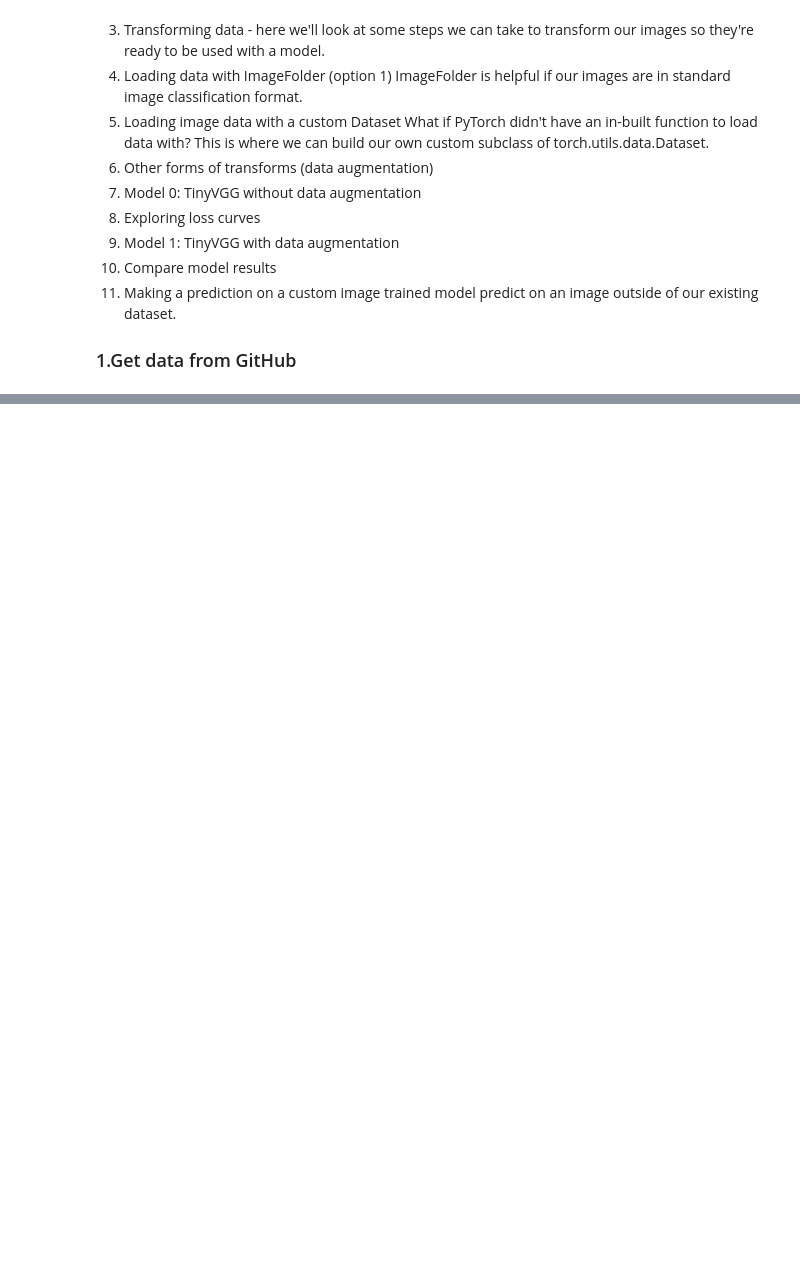
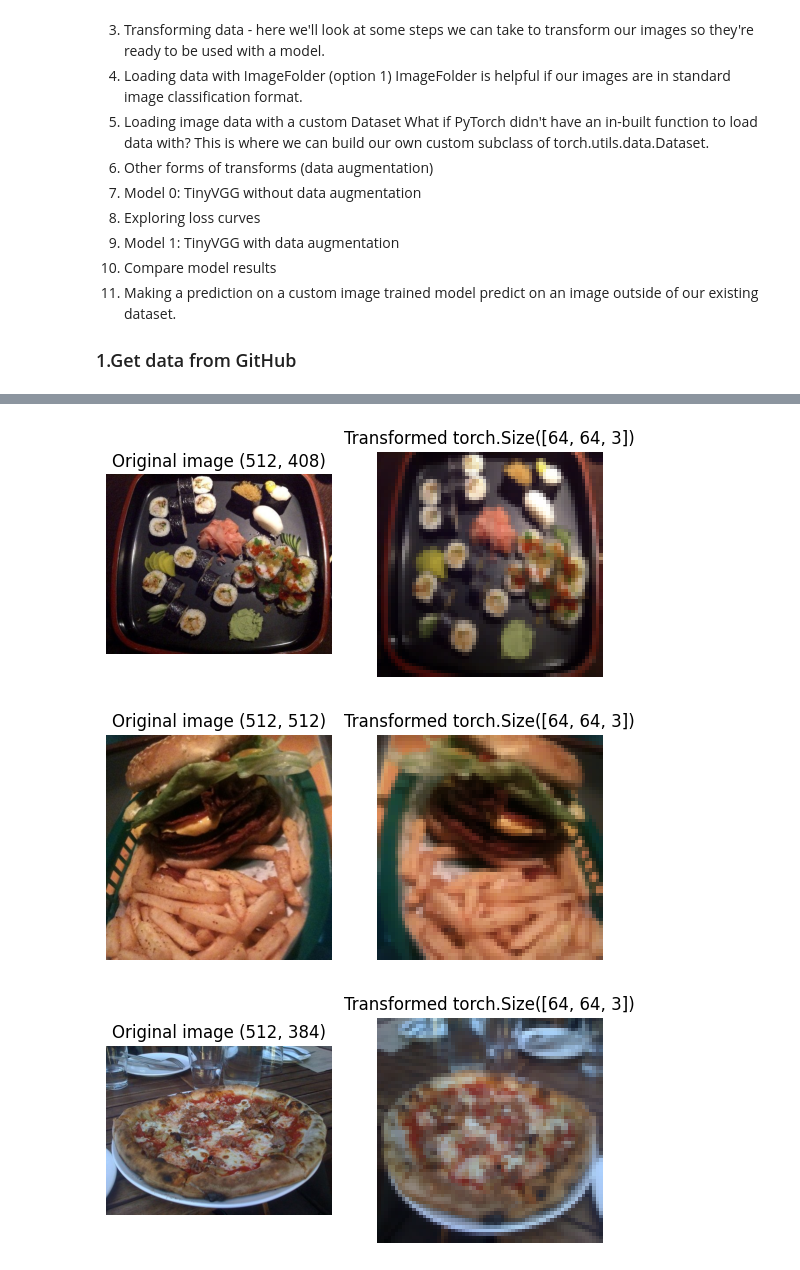
Before and after one commit to kailas711/ZTM-PyTorch, a Jupyter notebook: 04 . PyTorch Custom Datasets.ipynb, the cells around one changed output, grey strips where cells are left out. Cells and saved outputs as stored; diff of their text form; code cells hidden in the pictures; blank space fills up the shorter version.

```diff
--- a/04 . PyTorch Custom Datasets.ipynb
+++ b/04 . PyTorch Custom Datasets.ipynb
@@ -58,0 +162,38 @@ Preparing data......
+# %%
+data_transform =  transforms.Compose([
+    transforms.Resize(size=(64,64)),
+    transforms.RandomHorizontalFlip(p=0.5),
+    transforms.ToTensor()])
+
+def plot_transformed_image(image_paths, transform , n=3, seed=42):
+    """
+    Plot a series of random images from image_paths, will open
+    n image_path and plot them side by side
+
+    Args:
+        image_paths (platplib.Path) : target path
+        transforms (torchvision.transforms): the transform pipeline
+        n (optional) and seed (optional)
+    """
+
+    random.seed(seed)
+    random_image_paths = random.sample(image_paths, k=n)
+    for image_path in random_image_paths:
+        with Image.open(image_path) as f:
+            fig, ax = plt.subplots(1,2)
+            ax[0].imshow(f)
+            ax[0].set_title(f"Original image {f.size}")
+            ax[0].axis("off")
+
+            # Transfrom and plot
+            transformed_image = transform(f).permute(1,2,0)
+            ax[1].imshow(transformed_image)
+            ax[1].set_title(f"Transformed {transformed_image.shape}")
+            ax[1].axis("off")
+
+plot_transformed_image(image_paths=image_path_list,
+                       transform=data_transform)
+# %% [output]
+[figure, added]
+[figure, added]
+[figure, added]
```
Also changed, not shown: parts of 38 cells of this notebook.
